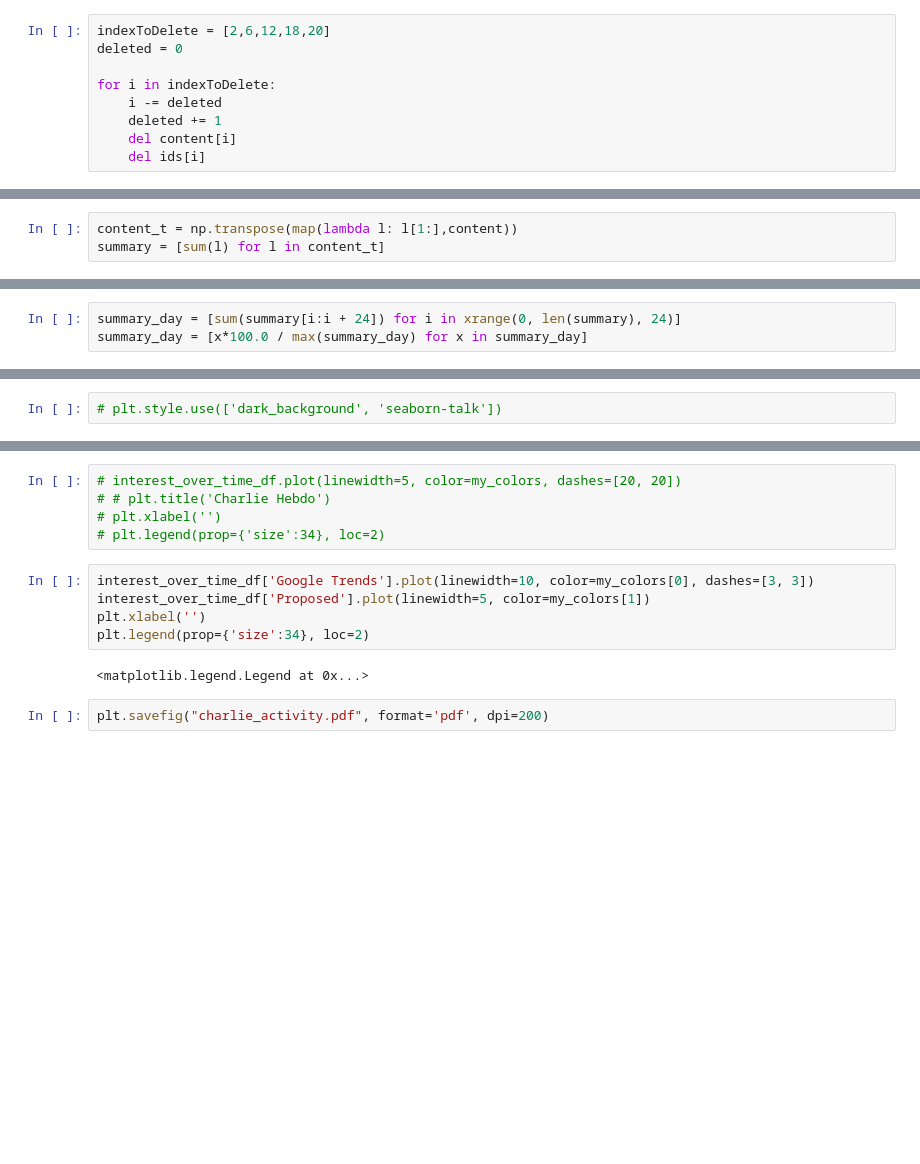
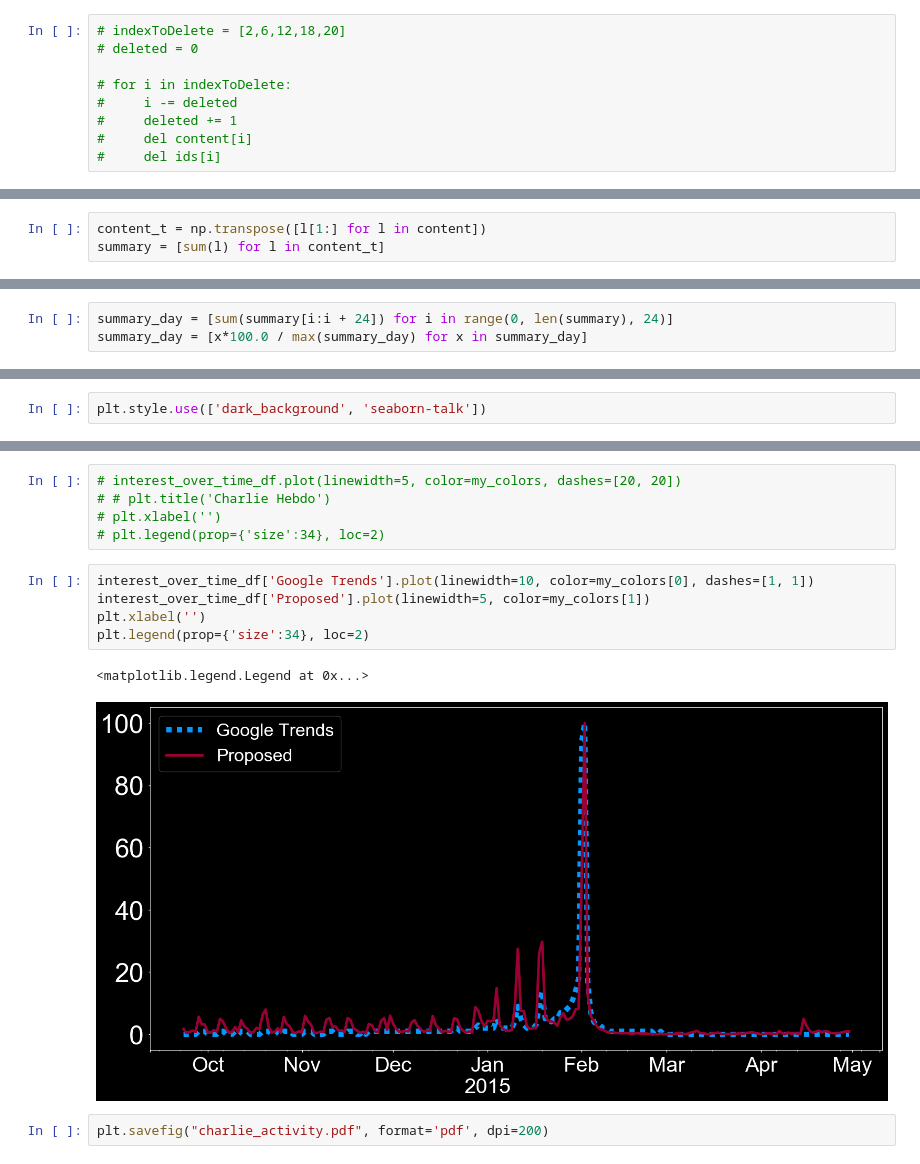
Before and after one commit to mizvol/WikiBrain, a Jupyter notebook: ipython/PlotWIkiClusters_final1.ipynb, the cells around one changed output, grey strips where cells are left out. Saved outputs shown, nothing was run; the diff lists cells and outputs as text; blank space fills up the shorter version.

```diff
--- a/ipython/PlotWIkiClusters_final1.ipynb
+++ b/ipython/PlotWIkiClusters_final1.ipynb
@@ -117,14 +117,14 @@ idsLabels = nfl_labels
 # %% [markdown]
 #### 2. CHARLIE. Remove particular pages by index in the "content" array
 # %%
-indexToDelete = [2,6,12,18,20]
-deleted = 0
+# indexToDelete = [2,6,12,18,20]
+# deleted = 0
 
-for i in indexToDelete:
-    i -= deleted
-    deleted += 1
-    del content[i]
-    del ids[i]
+# for i in indexToDelete:
+#     i -= deleted
+#     deleted += 1
+#     del content[i]
+#     del ids[i]
 # %% [markdown]
 ### PLOT
 # %%
@@ -170,7 +170,7 @@ ids.sort()
 # %% [markdown]
 ### Overall cluster activity
 # %%
-content_t = np.transpose(map(lambda l: l[1:],content))
+content_t = np.transpose([l[1:] for l in content])
 summary = [sum(l) for l in content_t]
 # %%
 from math import log
@@ -192,13 +192,13 @@ interest_over_time_df.shape
 # %%
 interest_over_time_df = interest_over_time_df.drop(['isPartial'], axis=1)
 # %%
-summary_day = [sum(summary[i:i + 24]) for i in xrange(0, len(summary), 24)]
+summary_day = [sum(summary[i:i + 24]) for i in range(0, len(summary), 24)]
 summary_day = [x*100.0 / max(summary_day) for x in summary_day]
 # %%
 interest_over_time_df['Proposed'] = summary_day
 interest_over_time_df.columns = ['Google Trends', 'Proposed']
 # %%
-# plt.style.use(['dark_background', 'seaborn-talk'])
+plt.style.use(['dark_background', 'seaborn-talk'])
 # %%
 rcParams['figure.figsize'] = 25, 12
 rcParams['xtick.labelsize'] = 40
@@ -212,12 +212,13 @@ my_colors = list(islice(cycle(['#0099FF', '#990033']), None, len(interest_over_t
 # plt.xlabel('')
 # plt.legend(prop={'size':34}, loc=2)
 # %%
-interest_over_time_df['Google Trends'].plot(linewidth=10, color=my_colors[0], dashes=[3, 3])
+interest_over_time_df['Google Trends'].plot(linewidth=10, color=my_colors[0], dashes=[1, 1])
 interest_over_time_df['Proposed'].plot(linewidth=5, color=my_colors[1])
 plt.xlabel('')
 plt.legend(prop={'size':34}, loc=2)
 # %% [output]
 <matplotlib.legend.Legend at 0x...>
+[figure, added]
 # %%
 plt.savefig("charlie_activity.pdf", format='pdf', dpi=200)
 # %% [markdown]
```
Also changed, not shown: parts of 9 cells of this notebook.
